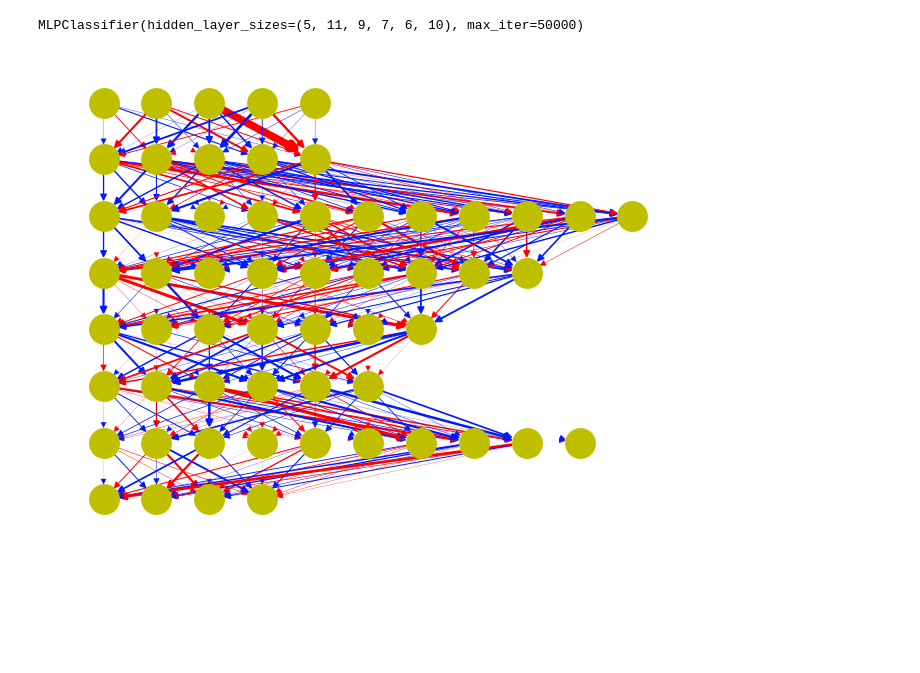
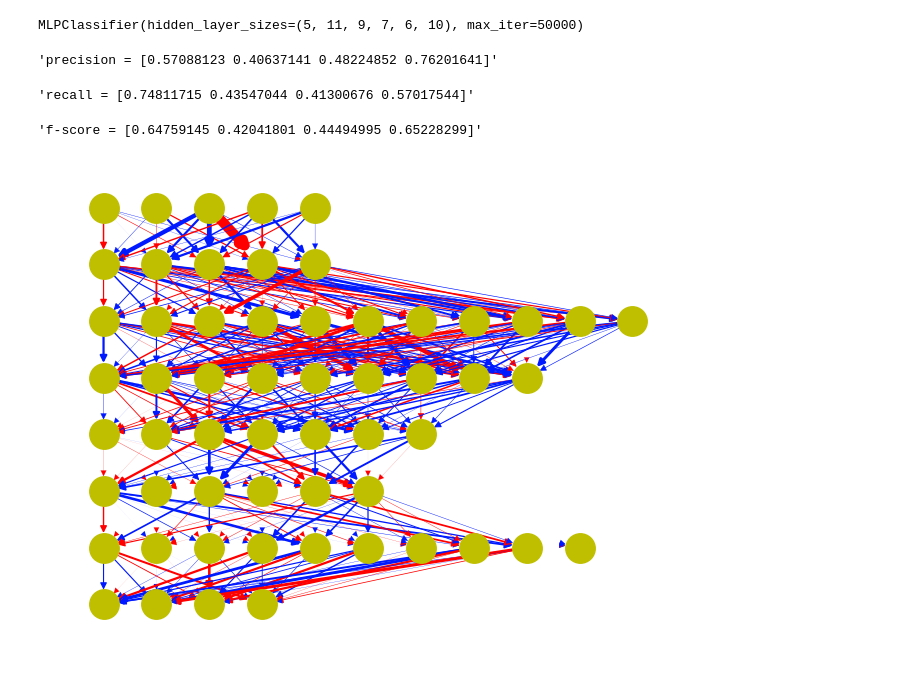
Before and after one commit to n8taylor/cs5830_project8, a Jupyter notebook: project8.ipynb, the cells around one changed output. Cells and saved outputs as stored; diff of their text form; code cells hidden in the pictures; blank space fills up the shorter version.

```diff
--- a/project8.ipynb
+++ b/project8.ipynb
@@ -105,5 +93,6 @@ outliers
 | 19339 | 95207.0 | sold | 3500000.0 | 5.0 | 3.0 | 0.53 | 414569.0 | Park City | Utah | 84098.0 | ... |
 486 rows × 12 columns
 # %%
-df.drop(outliers.index)
+df = df.drop(outliers.index).reset_index()
+df
 # %% [output]
@@ -685,6 +677,8 @@ feature_cols = ['bed', 'bath', 'acre_lot', 'house_size', 'utah',]# 'days_since_l
 # define X and y
 X = df[feature_cols]
 y = df.price_range_encoded
+
+X_train, X_test, y_train, y_test = train_test_split(X, y)
 # %%
 scaler = StandardScaler()
 
@@ -829,52 +824,17 @@ mlp = MLPClassifier(hidden_layer_sizes=(5, 11, 9, 7, 6, 10),max_iter=50000)
 mlp.fit(X_train,y_train)
 # %% [output]
 MLPClassifier(hidden_layer_sizes=(5, 11, 9, 7, 6, 10), max_iter=50000)
+# %%
+predictions = mlp.predict(X_test)
+p,r,f,s = precision_recall_fscore_support(y_test, predictions, labels=[0, 1, 2, 3])
+display('precision = {}'.format(p))
+display('recall = {}'.format(r))
+display('f-score = {}'.format(f))
+# %% [output]
+'precision = [0.57088123 0.40637141 0.48224852 0.76201641]'
+'recall = [0.74811715 0.43547044 0.41300676 0.57017544]'
+'f-score = [0.64759145 0.42041801 0.44494995 0.65228299]'
 # %%
-def show_ann(mlp):
-    hidden_layers_n = len(mlp.coefs_)-1
-    layers_n = hidden_layers_n + 2
-    input_neurons_n = len(mlp.coefs_[0])
-    hidden_neurons_n = [len(mlp.coefs_[i+1]) for i in range(hidden_layers_n)]
-    output_neurons_n = len(mlp.coefs_[-1][0])
-
-    G = nx.DiGraph()
-    pos = {}
-
-    # Create the neurons of the input layer
-    for i in range(input_neurons_n):
-        pos['Layer0_{}'.format(i)] = (i,layers_n-1)
-
-    for j in range(hidden_layers_n):
-        # Create the neurons of the j'th hidden layer
-        prev_layer = j
-        cur_layer = j+1
-        if (j == 0):
-            prev_size = input_neurons_n
-        else:
-            prev_size = hidden_neurons_n[j-1]
-        for i in range(hidden_neurons_n[j]):
-            pos['Layer{}_{}'.format(cur_layer,i)] = (i,layers_n-1-cur_layer)
-            for k in range(prev_size):
-                w = mlp.coefs_[prev_layer][k][i]
-                G.add_edge('Layer{}_{}'.format(prev_layer,k),'Layer{}_{}'.format(cur_layer,i), weight=w)
-
-    # Create the neurons of the output layer
-    prev_layer = hidden_layers_n
-    cur_layer = hidden_layers_n+1
-    for i in range(output_neurons_n):
-        pos['Layer{}_{}'.format(cur_layer,i)] = (i,layers_n-1-cur_layer)
-        for k in range(hidden_neurons_n[-1]):
-            w = mlp.coefs_[prev_layer][k][i]
-            G.add_edge('Layer{}_{}'.format(prev_layer,k),'Layer{}_{}'.format(cur_layer,i), weight=w)
-
-    edges = G.edges()
-    colors = [colorsys.hsv_to_rgb(0 if G[u][v]['weight'] < 0 else 0.65,
-                                  1,#min(1, abs(G[u][v]['weight'])),
-                                  1) for u,v in edges]
-    weights = [abs(G[u][v]['weight'])*2 for u,v in edges]
-
-    nx.draw(G, pos, node_color='y', node_size=450, width=weights, edge_color=colors)
-
 show_ann(mlp)
 # %% [output]
-[figure, old version]
+[figure, new version]
```
Also changed, not shown: parts of 26 cells of this notebook.
